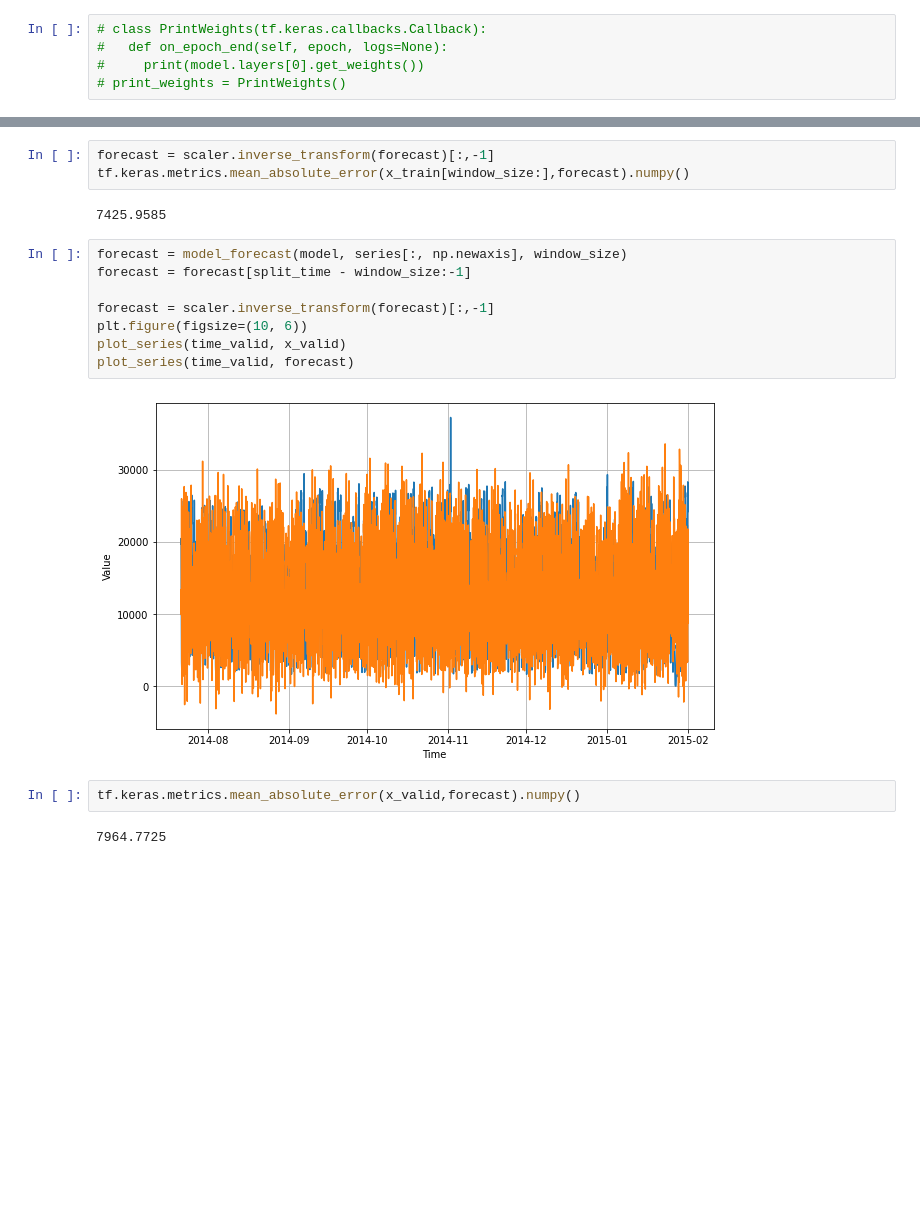
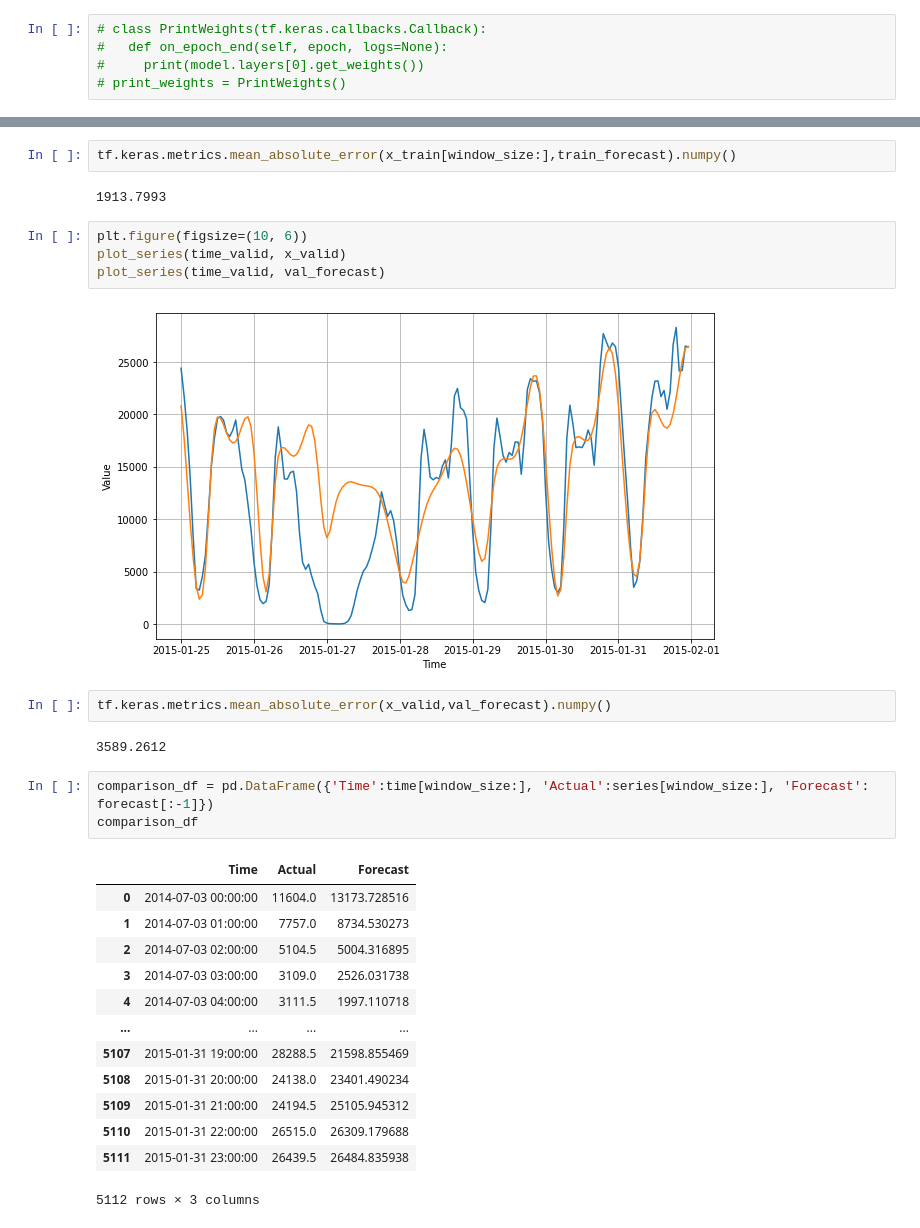
Before and after one commit to utkarsh-prakash/Anamoly-Detection, a Jupyter notebook: Anomaly_Detection_using_timeseries_modeling_and_isolation_forest.ipynb, the cells around one changed output, grey strips where cells are left out. Drawn from its saved outputs; the diff is of its cells as text; blank space fills up the shorter version.

```diff
--- a/Anomaly_Detection_using_timeseries_modeling_and_isolation_forest.ipynb
+++ b/Anomaly_Detection_using_timeseries_modeling_and_isolation_forest.ipynb
@@ -165,19 +180,31 @@ plot_series(time_train[window_size:], forecast)
 # %%
-forecast = scaler.inverse_transform(forecast)[:,-1]
-tf.keras.metrics.mean_absolute_error(x_train[window_size:],forecast).numpy()
+tf.keras.metrics.mean_absolute_error(x_train[window_size:],train_forecast).numpy()
 # %% [output]
-7425.9585
+1913.7993
 # %%
-forecast = model_forecast(model, series[:, np.newaxis], window_size)
-forecast = forecast[split_time - window_size:-1]
-
-forecast = scaler.inverse_transform(forecast)[:,-1]
 plt.figure(figsize=(10, 6))
 plot_series(time_valid, x_valid)
-plot_series(time_valid, forecast)
+plot_series(time_valid, val_forecast)
 # %% [output]
-[figure, old version]
+[figure, new version]
 # %%
-tf.keras.metrics.mean_absolute_error(x_valid,forecast).numpy()
+tf.keras.metrics.mean_absolute_error(x_valid,val_forecast).numpy()
 # %% [output]
-7964.7725
+3589.2612
+# %%
+comparison_df = pd.DataFrame({'Time':time[window_size:], 'Actual':series[window_size:], 'Forecast': forecast[:-1]})
+comparison_df
+# %% [output]
+|  | Time | Actual | Forecast |
+| 0 | 2014-07-03 00:00:00 | 11604.0 | 13173.728516 |
+| 1 | 2014-07-03 01:00:00 | 7757.0 | 8734.530273 |
+| 2 | 2014-07-03 02:00:00 | 5104.5 | 5004.316895 |
+| 3 | 2014-07-03 03:00:00 | 3109.0 | 2526.031738 |
+| 4 | 2014-07-03 04:00:00 | 3111.5 | 1997.110718 |
+| ... | ... | ... | ... |
+| 5107 | 2015-01-31 19:00:00 | 28288.5 | 21598.855469 |
+| 5108 | 2015-01-31 20:00:00 | 24138.0 | 23401.490234 |
+| 5109 | 2015-01-31 21:00:00 | 24194.5 | 25105.945312 |
+| 5110 | 2015-01-31 22:00:00 | 26515.0 | 26309.179688 |
+| 5111 | 2015-01-31 23:00:00 | 26439.5 | 26484.835938 |
+5112 rows × 3 columns
```
Also changed, not shown: parts of 10 cells of this notebook.
